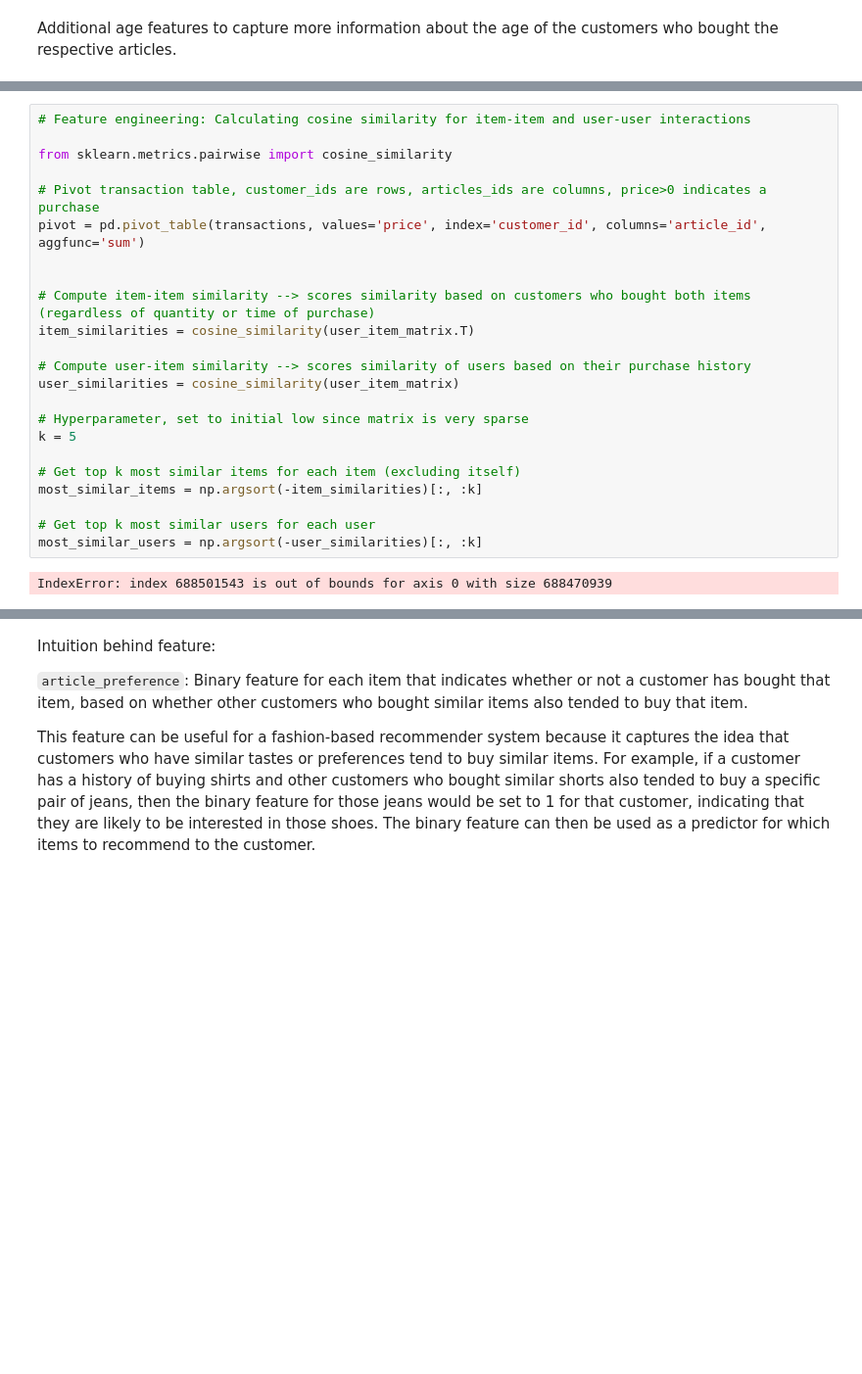
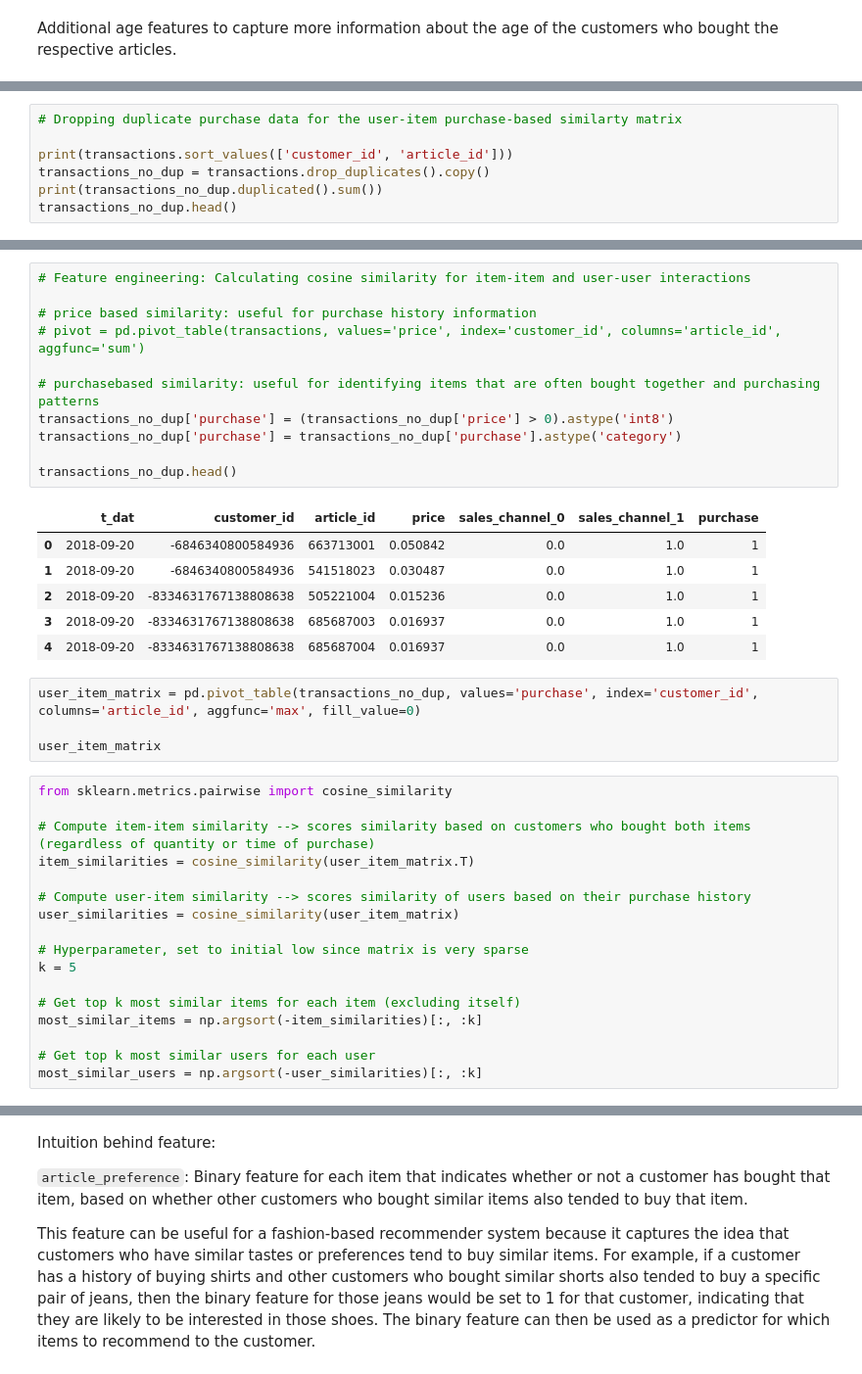
Before and after one commit to Afats/HnM-recco, a Jupyter notebook: hnm-notebook.ipynb, the cells around one changed output, grey strips where cells are left out. Shown: that part at 98% size. Cells and saved outputs as stored; diff of their text form; blank space fills up the shorter version.

```diff
--- a/hnm-notebook.ipynb
+++ b/hnm-notebook.ipynb
@@ -454,0 +464,7 @@ Additional age features to capture more information about the age of the custome
+# %%
+# Dropping duplicate purchase data for the user-item purchase-based similarty matrix
+
+print(transactions.sort_values(['customer_id', 'article_id']))
+transactions_no_dup = transactions.drop_duplicates().copy()
+print(transactions_no_dup.duplicated().sum())
+transactions_no_dup.head()
@@ -455,11 +495,27 @@ Additional age features to capture more information about the age of the custome
+# %%
+# Feature engineering: Calculating cosine similarity for item-item and user-user interactions
+
+# price based similarity: useful for purchase history information
+# pivot = pd.pivot_table(transactions, values='price', index='customer_id', columns='article_id', aggfunc='sum')
+
+# purchasebased similarity: useful for identifying items that are often bought together and purchasing patterns
+transactions_no_dup['purchase'] = (transactions_no_dup['price'] > 0).astype('int8')
+transactions_no_dup['purchase'] = transactions_no_dup['purchase'].astype('category')
+
+transactions_no_dup.head()
+# %% [output]
+|  | t_dat | customer_id | article_id | price | sales_channel_0 | sales_channel_1 | purchase |
+| 0 | 2018-09-20 | -6846340800584936 | 663713001 | 0.050842 | 0.0 | 1.0 | 1 |
+| 1 | 2018-09-20 | -6846340800584936 | 541518023 | 0.030487 | 0.0 | 1.0 | 1 |
+| 2 | 2018-09-20 | -8334631767138808638 | 505221004 | 0.015236 | 0.0 | 1.0 | 1 |
+| 3 | 2018-09-20 | -8334631767138808638 | 685687003 | 0.016937 | 0.0 | 1.0 | 1 |
+| 4 | 2018-09-20 | -8334631767138808638 | 685687004 | 0.016937 | 0.0 | 1.0 | 1 |
+# %%
+user_item_matrix = pd.pivot_table(transactions_no_dup, values='purchase', index='customer_id', columns='article_id', aggfunc='max', fill_value=0)
+
+user_item_matrix
 # %%
-# Feature engineering: Calculating cosine similarity for item-item and user-user interactions
-
 from sklearn.metrics.pairwise import cosine_similarity
-
-# Pivot transaction table, customer_ids are rows, articles_ids are columns, price>0 indicates a purchase
-pivot = pd.pivot_table(transactions, values='price', index='customer_id', columns='article_id', aggfunc='sum')
-
 
 # Compute item-item similarity --> scores similarity based on customers who bought both items (regardless of quantity or time of purchase)
 item_similarities = cosine_similarity(user_item_matrix.T)
@@ -475,8 +531,6 @@ most_similar_items = np.argsort(-item_similarities)[:, :k]
 
 # Get top k most similar users for each user
 most_similar_users = np.argsort(-user_similarities)[:, :k]
-# %% [output]
-IndexError: index 688501543 is out of bounds for axis 0 with size 688470939
 # %%
 # Create a binary feature that indicates whether or not a customer has bought a particular item
 # based on whether other customers who bought similar items also tended to buy that item
```
Also changed, not shown: parts of 4 cells of this notebook.
